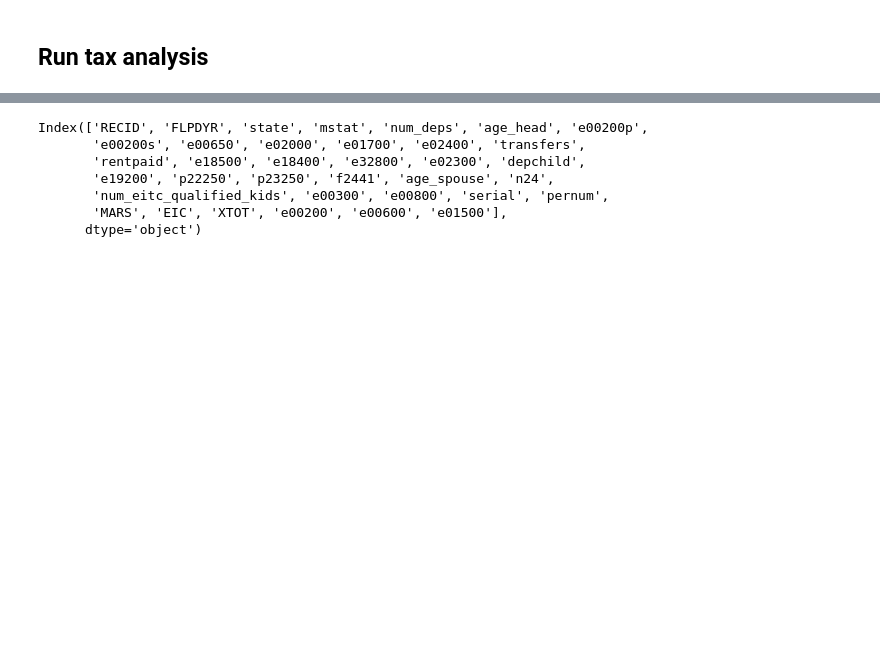
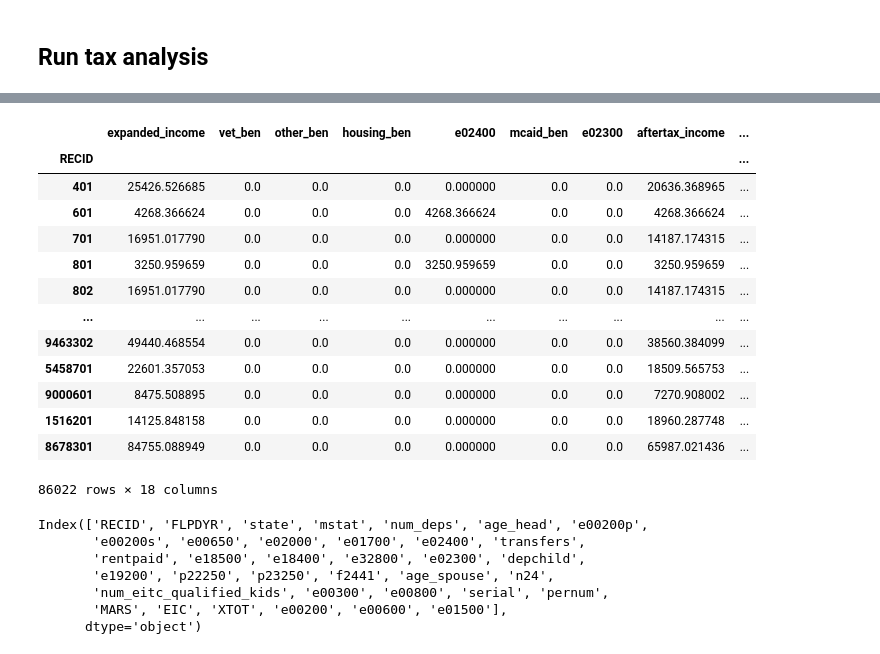
Before and after one commit to UBICenter/covid_ui, a Jupyter notebook: tax_units.ipynb, the cells around one changed output, grey strips where cells are left out. Drawn from its saved outputs; the diff is of its cells as text; code cells hidden in the pictures; blank space fills up the shorter version.

```diff
--- a/tax_units.ipynb
+++ b/tax_units.ipynb
@@ -274,3 +55,20 @@ Name: tax, Length: 86022, dtype: float64
+# %%
+calcdf
+# %% [output]
+|  | expanded_income | vet_ben | other_ben | housing_ben | e02400 | mcaid_ben | e02300 | aftertax_income | ... |
+| RECID |  |  |  |  |  |  |  |  | ... |
+| 401 | 25426.526685 | 0.0 | 0.0 | 0.0 | 0.000000 | 0.0 | 0.0 | 20636.368965 | ... |
+| 601 | 4268.366624 | 0.0 | 0.0 | 0.0 | 4268.366624 | 0.0 | 0.0 | 4268.366624 | ... |
+| 701 | 16951.017790 | 0.0 | 0.0 | 0.0 | 0.000000 | 0.0 | 0.0 | 14187.174315 | ... |
+| 801 | 3250.959659 | 0.0 | 0.0 | 0.0 | 3250.959659 | 0.0 | 0.0 | 3250.959659 | ... |
+| 802 | 16951.017790 | 0.0 | 0.0 | 0.0 | 0.000000 | 0.0 | 0.0 | 14187.174315 | ... |
+| ... | ... | ... | ... | ... | ... | ... | ... | ... | ... |
+| 9463302 | 49440.468554 | 0.0 | 0.0 | 0.0 | 0.000000 | 0.0 | 0.0 | 38560.384099 | ... |
+| 5458701 | 22601.357053 | 0.0 | 0.0 | 0.0 | 0.000000 | 0.0 | 0.0 | 18509.565753 | ... |
+| 9000601 | 8475.508895 | 0.0 | 0.0 | 0.0 | 0.000000 | 0.0 | 0.0 | 7270.908002 | ... |
+| 1516201 | 14125.848158 | 0.0 | 0.0 | 0.0 | 0.000000 | 0.0 | 0.0 | 18960.287748 | ... |
+| 8678301 | 84755.088949 | 0.0 | 0.0 | 0.0 | 0.000000 | 0.0 | 0.0 | 65987.021436 | ... |
+86022 rows × 18 columns
 # %%
 cps_tc.columns
 # %% [output]
```
Also changed, not shown: parts of 27 cells of this notebook, 2 other files.
